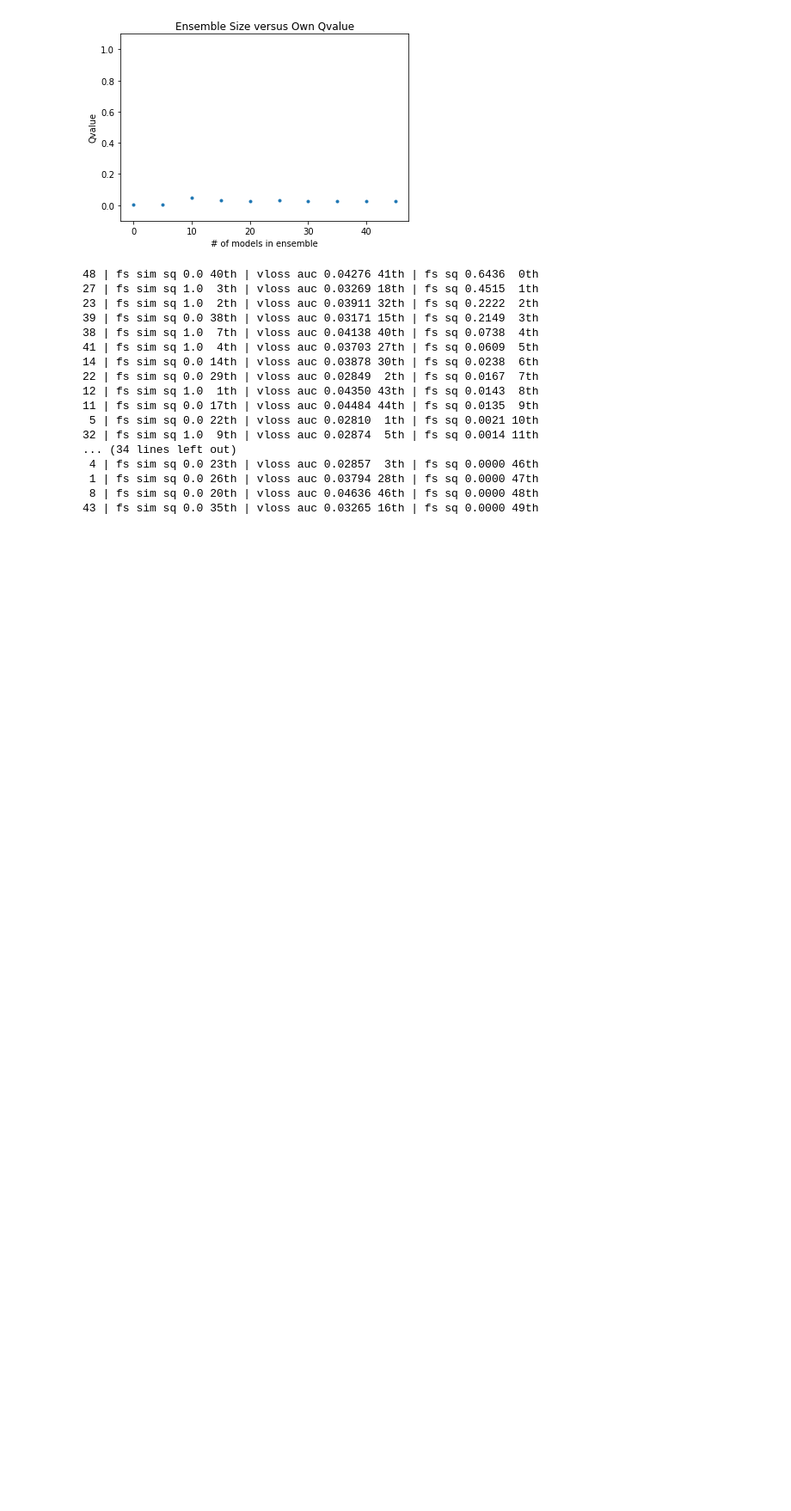
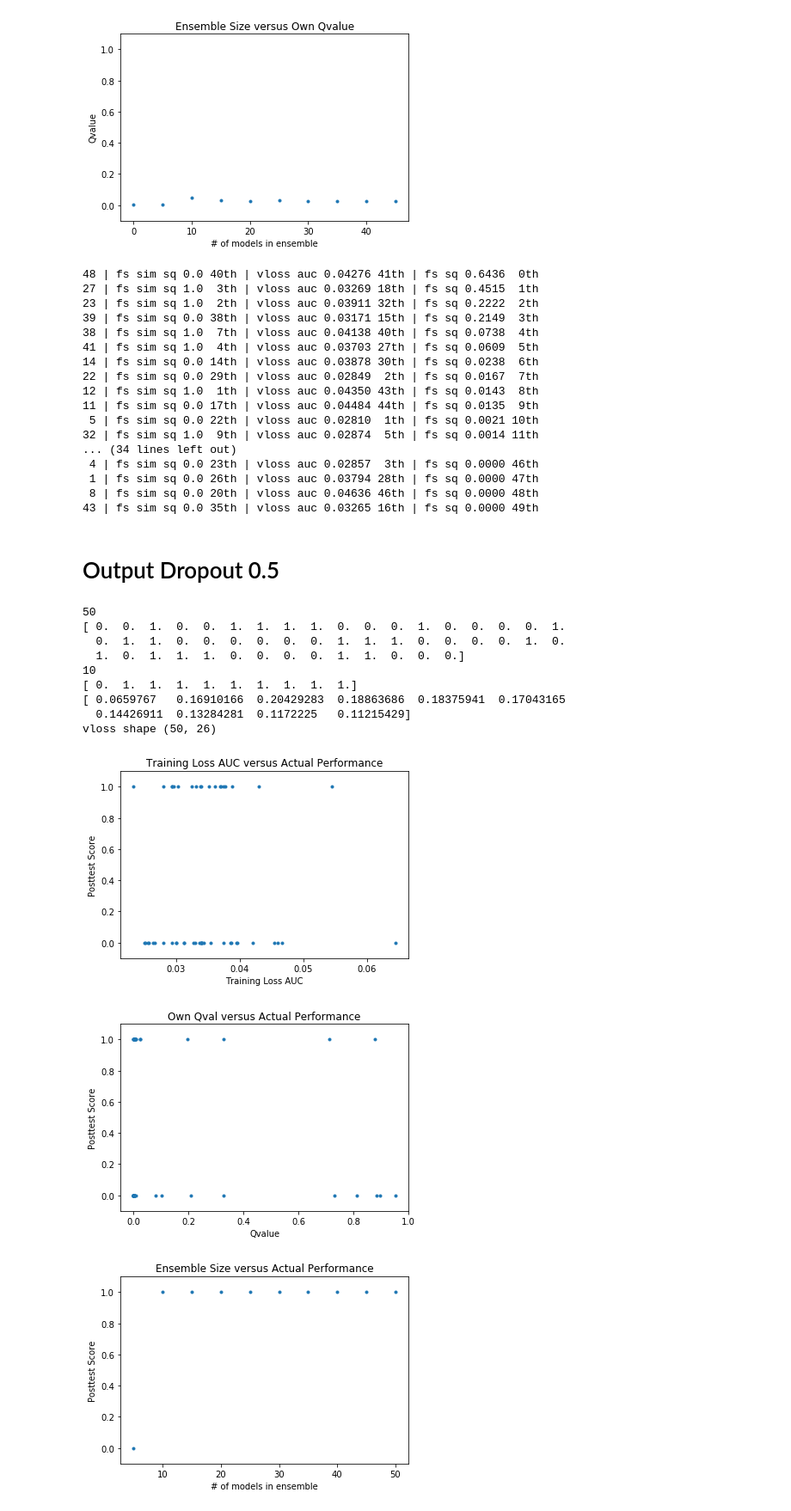
Before and after one commit to lisa-1010/smart-tutor, a Jupyter notebook: code/student2aw4l5.ipynb, the cells around one changed output. Shown at 86% size. Saved outputs shown, nothing was run; the diff lists cells and outputs as text; code cells hidden in the pictures; blank space fills up the shorter version.

Commit message:
output dropout and noise seem to do well together

```diff
--- a/code/student2aw4l5.ipynb
+++ b/code/student2aw4l5.ipynb
@@ -51,7 +51,7 @@ def graph_qval_score(qval, scores):
 def graph_ensemble(fsen_sq, fsen_sim_sq):
     figure()
     title('Ensemble Size versus Actual Performance')
-    xs = np.array(list(six.moves.range(len(fsen_sq))))*5
+    xs = np.array(list(six.moves.range(len(fsen_sq))))*5+5
     ys = fsen_sim_sq
     xlabel('# of models in ensemble')
     ylabel('Posttest Score')
@@ -59,7 +59,7 @@ def graph_ensemble(fsen_sq, fsen_sim_sq):
     ylim(-0.1,1.1)
     figure()
     title('Ensemble Size versus Own Qvalue')
-    xs = np.array(list(six.moves.range(len(fsen_sq))))*5
+    xs = np.array(list(six.moves.range(len(fsen_sq))))*5+5
     ys = fsen_sq
     xlabel('# of models in ensemble')
     ylabel('Qvalue')
@@ -384,3 +387,68 @@ for i in six.moves.range(num_models):
  1 | fs sim sq 0.0 26th | vloss auc 0.03794 28th | fs sq 0.0000 47th
  8 | fs sim sq 0.0 20th | vloss auc 0.04636 46th | fs sq 0.0000 48th
 43 | fs sim sq 0.0 35th | vloss auc 0.03265 16th | fs sq 0.0000 49th
+# %% [markdown]
+# Output Dropout 0.5
+# %%
+data11 = np.load('experiments/test2_modelgrusimple_mid-dropout10-outputdropout0.50-shuffle1-data-test2a-w4-n100000-l5-random.pickle/stats-runB.npz')
+
+with open('experiments/test2_modelgrusimple_mid-dropout10-outputdropout0.50-shuffle1-data-test2a-w4-n100000-l5-random.pickle/fsearch-runB-horizon6.pickle','rb') as f:
+    fsdata = pickle.load(f)
+
+with open('experiments/test2_modelgrusimple_mid-dropout10-outputdropout0.50-shuffle1-data-test2a-w4-n100000-l5-random.pickle/fsearchensemble-runB-horizon6.pickle','rb') as f:
+    fsensemble = pickle.load(f)
+
+six.print_(len(fsdata))
+fs_sq = np.array([d[0][1] for d in fsdata])
+fs_sim_sq = np.array([d[0][3] for d in fsdata])
+six.print_(fs_sim_sq)
+
+six.print_(len(fsensemble))
+fsen_sq = np.array([d[0][1] for d in fsensemble])
+fsen_sim_sq = np.array([d[0][3] for d in fsensemble])
+six.print_(fsen_sim_sq)
+six.print_(fsen_sq)
+
+vloss = np.vstack((data11['vloss'],))
+vloss_auc = np.sum(vloss,axis=1)
+vloss_last = np.mean(vloss[:,-2:],axis=1)
+
+tloss = np.vstack((data11['tloss'],))
+tloss_auc = np.sum(tloss,axis=1)
+tloss_last = np.mean(tloss[:,-2:],axis=1)
+
+sorted_by_fs_sim_sq = np.flipud(np.argsort(fs_sim_sq))
+ranked_by_fs_sim_sq = ixs2ranks(sorted_by_fs_sim_sq)
+
+sorted_by_fs_sq = np.flipud(np.argsort(fs_sq))
+ranked_by_fs_sq = ixs2ranks(sorted_by_fs_sq)
+
+sorted_by_vloss = np.argsort(vloss_auc)
+ranked_by_vloss = ixs2ranks(sorted_by_vloss)
+
+six.print_('vloss shape {}'.format(vloss.shape))
+
+num_models = vloss_auc.shape[0]
+
+graph_trainauc_score(vloss, fs_sim_sq)
+ylim(-0.1,1.1)
+# 19/50 good policy-models
+
+
+graph_qval_score(fs_sq, fs_sim_sq)
+ylim(-0.1,1.1)
+
+graph_ensemble(fsen_sq, fsen_sim_sq)
+# %% [output]
+50
+[ 0.  0.  1.  0.  0.  1.  1.  1.  1.  0.  0.  0.  1.  0.  0.  0.  0.  1.
+  0.  1.  1.  0.  0.  0.  0.  0.  0.  1.  1.  1.  0.  0.  0.  0.  1.  0.
+  1.  0.  1.  1.  1.  0.  0.  0.  0.  1.  1.  0.  0.  0.]
+10
+[ 0.  1.  1.  1.  1.  1.  1.  1.  1.  1.]
+[ 0.0659767   0.16910166  0.20429283  0.18863686  0.18375941  0.17043165
+  0.14426911  0.13284281  0.1172225   0.11215429]
+vloss shape (50, 26)
+[figure, added]
+[figure, added]
+[figure, added]
```
Also changed, not shown: parts of 4 cells of this notebook.
